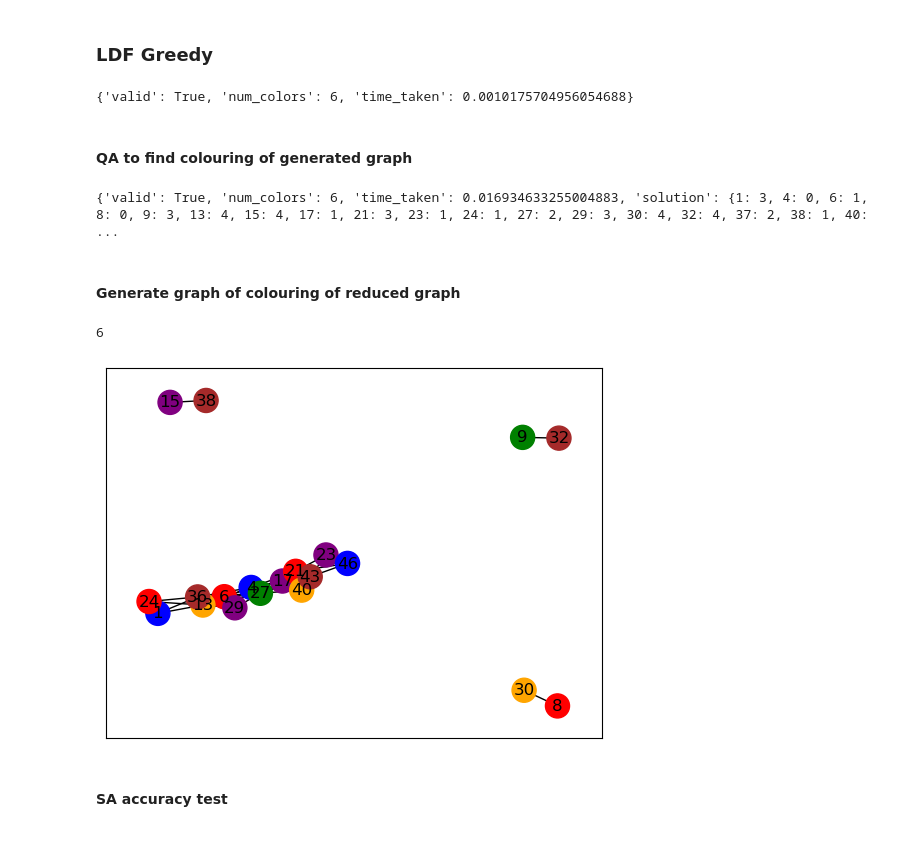
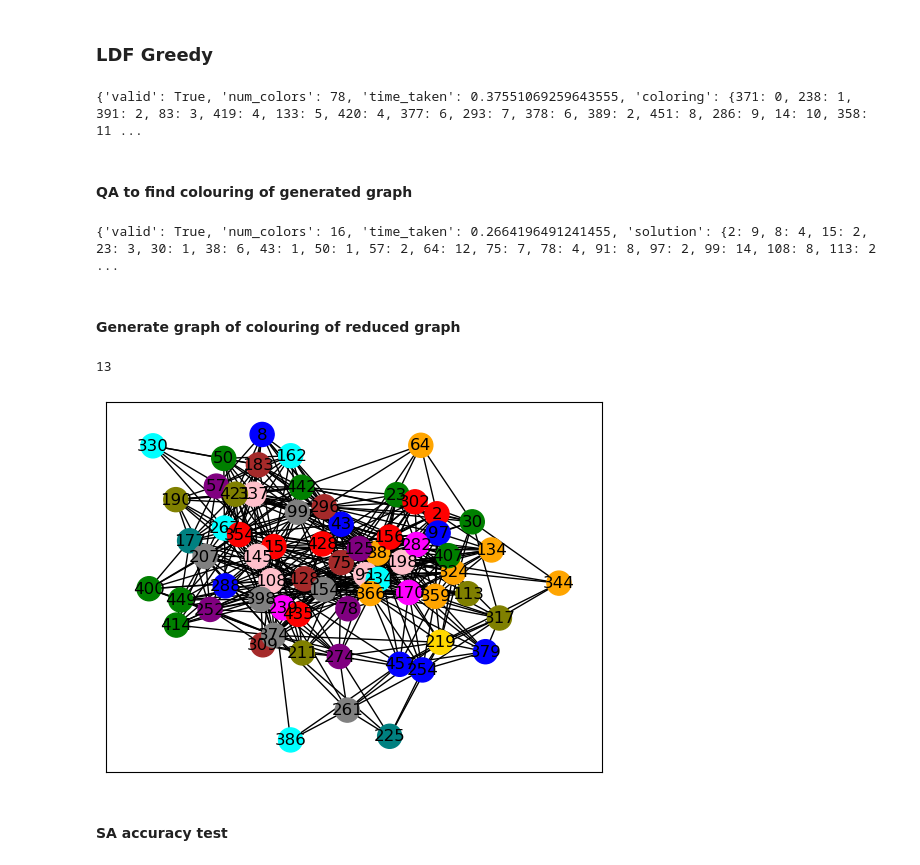
Before and after one commit to VictorBay24/Project, a Jupyter notebook: Project code/notebook_worst_case.ipynb, the cells around one changed output. Drawn from its saved outputs; the diff is of its cells as text; code cells hidden in the pictures.

```diff
--- a/Project code/notebook_worst_case.ipynb
+++ b/Project code/notebook_worst_case.ipynb
@@ -339,14 +384,15 @@ False
 # %% [markdown]
 #### SA accuracy test
 # %%
-QUBO = create_qubo(new_graph,4.5,0.11,4.5,0.0022)
+QUBO = create_qubo(new_graph,4,0.05,4,0.0015)
 bqm= BinaryQuadraticModel.from_qubo(QUBO)
-correct_solution=gurobi_table
+#correct_solution=gurobi_table
 runs=100
 solved_cases=0
 time_taken=0
 optimal_solves=0
 colour_dic_SA={}
+colour_dic_lengths_SA={}
 for i in range(runs):
     start=time.perf_counter()
     solution=solve_qubo(bqm)
@@ -355,19 +401,26 @@ for i in range(runs):
     solution_outcomes=[]
     for variable in range(1,number_of_nodes+1):
         solution_outcomes.append(solution.first.sample[variable])
-    if is_valid_solution(solution,"networks/graph3-conversion.yaml",new_graph)[0]:
+    if is_valid_solution(solution,"networks/poland-conversion.yaml",new_graph)[0]:
         solved_cases+=1
         graph=new_graph.copy()
+        total_length=0
         for i in range(number_of_nodes-1):
             if solution_outcomes[i]==0:
                 graph.remove_node(i+1)
+            else:
+                total_length+=new_graph.nodes[i+1]["w"]
         coloured=solve_graph_coloring_networkx(graph)
+        if coloured["num_colors"] in colour_dic_lengths_SA:
+            colour_dic_lengths_SA[coloured["num_colors"]].append(total_length)
+        else:
+            colour_dic_lengths_SA[coloured["num_colors"]]=[total_length]
         if coloured["num_colors"] in colour_dic_SA:
             colour_dic_SA[coloured["num_colors"]]+=1
         else:
             colour_dic_SA[coloured["num_colors"]]=1
-    if solution_outcomes==correct_solution:
-        optimal_solves+=1
+    #if solution_outcomes==correct_solution:
+        # optimal_solves+=1
 
 
 print(solved_cases/runs,optimal_solves/runs,time_taken/runs,colour_dic_SA)
@@ -387,7 +444,7 @@ optimal_solves=0
 colour_dic={}
 for i in range(runs):
     start=time.perf_counter()
-    solution=solve_qubo(bqm,q_sampler)
+    solution=solve_qubo(bqm)
     saved_solutions.append(solution)
     end=time.perf_counter()
     time_taken+=(end-start)
@@ -415,11 +472,12 @@ print(solved_cases/runs,optimal_solves/runs,time_taken/runs,colour_dic)
 # %% [markdown]
 #### Generate reduced graph
 # %%
-
+new_graph=create_graph("networks/poland-conversion.yaml",G,demands)
 for i in range(number_of_nodes):
     if solution_values[i]==0:
         new_graph.remove_node(i+1)
 
-
+pos = nx.spring_layout(G, k=100, iterations=100)
 nx.draw_networkx(new_graph)
+print(new_graph.number_of_nodes())
 # %% [output]
@@ -506,16 +552,18 @@ def solve_graph_coloring_networkx(G):
     return {
         "valid": True,  # Greedy algorithm should provide a valid coloring
         "num_colors": nx_colors_used,
-        "time_taken": end_time - start_time
+        "time_taken": end_time - start_time,
+        "coloring": nx_coloring
     }
 
-solve_graph_coloring_networkx(new_graph)
+colouring=solve_graph_coloring_networkx(new_graph)
+print(colouring)
 # %% [output]
-{'valid': True, 'num_colors': 6, 'time_taken': 0.0010175704956054688}
+{'valid': True, 'num_colors': 78, 'time_taken': 0.37551069259643555, 'coloring': {371: 0, 238: 1, 391: 2, 83: 3, 419: 4, 133: 5, 420: 4, 377: 6, 293: 7, 378: 6, 389: 2, 451: 8, 286: 9, 14: 10, 358: 11 ...
 # %% [markdown]
 #### QA to find colouring of generated graph
 # %%
-def solve_graph_coloring_annealing(G, sampler, attempts=3):
+def solve_graph_coloring_annealing(G, sampler, attempts=30):
     start_time = time.time()
     for i in range(attempts):
         solution = min_vertex_color(G, sampler=sampler, label="GCP")
@@ -536,20 +584,26 @@ def solve_graph_coloring_annealing(G, sampler, attempts=3):
 colouring=solve_graph_coloring_annealing(new_graph,SimulatedAnnealingSampler())
 print(colouring)
 # %% [output]
-{'valid': True, 'num_colors': 6, 'time_taken': 0.016934633255004883, 'solution': {1: 3, 4: 0, 6: 1, 8: 0, 9: 3, 13: 4, 15: 4, 17: 1, 21: 3, 23: 1, 24: 1, 27: 2, 29: 3, 30: 4, 32: 4, 37: 2, 38: 1, 40:  ...
+{'valid': True, 'num_colors': 16, 'time_taken': 0.2664196491241455, 'solution': {2: 9, 8: 4, 15: 2, 23: 3, 30: 1, 38: 6, 43: 1, 50: 1, 57: 2, 64: 12, 75: 7, 78: 4, 91: 8, 97: 2, 99: 14, 108: 8, 113: 2 ...
 # %% [markdown]
 #### Generate graph of colouring of reduced graph
 # %%
-selected_colours=colouring["solution"]
-colours=["blue","red","green","brown","purple","orange","pink","gray","olive","cyan"]
+selected_colours=colouring["coloring"]
+colours = [
+    "red", "blue", "green", "orange", "purple", "brown", "pink", "gray", "olive", "cyan",
+    "magenta", "teal", "gold", "navy", "lime", "maroon", "coral", "turquoise", "indigo", "salmon",
+    "darkgreen", "deepskyblue", "chocolate", "orchid", "slateblue", "darkorange", "skyblue", "firebrick", "mediumseagreen", "dodgerblue",
+    "plum", "lightcoral", "mediumvioletred", "sienna", "khaki", "darkcyan", "steelblue", "crimson", "darkorchid", "mediumturquoise"
+]
 color_map=[]
 for a in selected_colours:
     color_map.append(colours[selected_colours[a]])
 print(colouring["num_colors"])
+pos = nx.spring_layout(G, k=100, iterations=100)
 nx.draw_networkx(new_graph,node_color=color_map)
 # %% [output]
-6
+13
-[figure, old version]
+[figure, new version]
 # %% [markdown]
 #### SA accuracy test
 # %%
```
Also changed, not shown: parts of 18 cells of this notebook, 2 other files.
